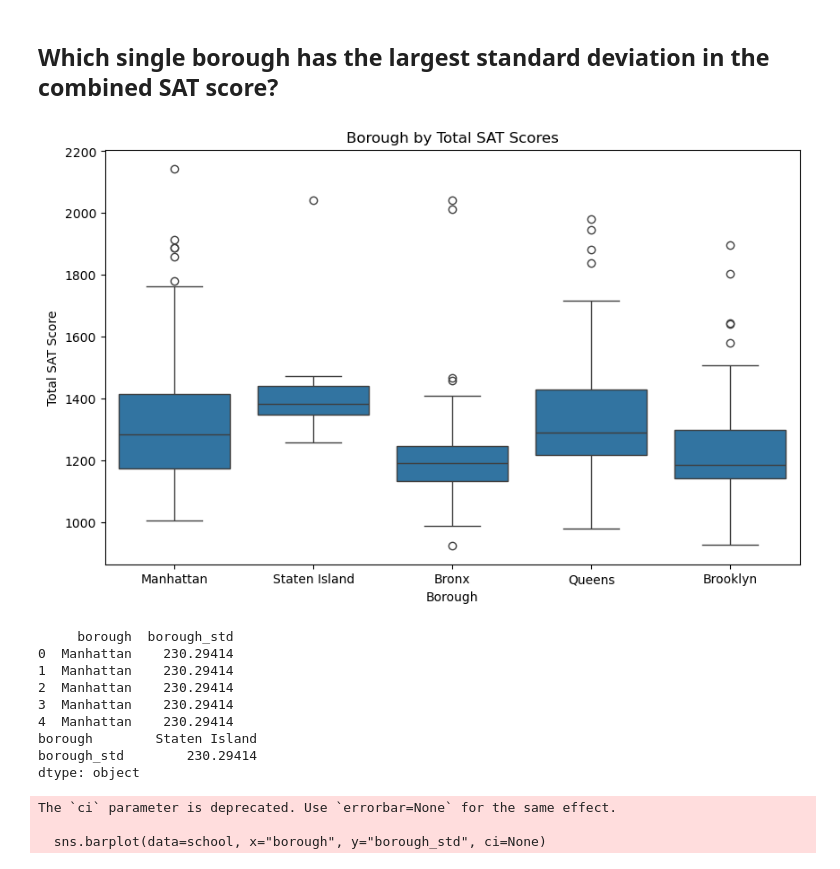
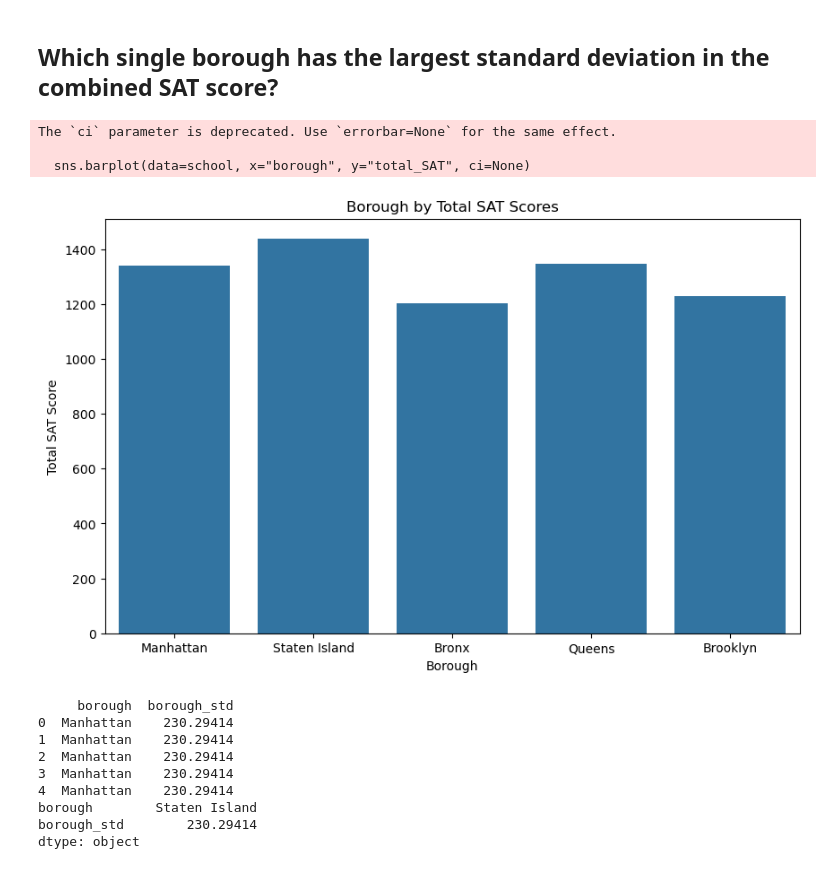
Before and after one commit to UCJPENIEL/Analytics-in-Python-Projects, a Jupyter notebook: Analysis of SAT Performance Across NYC Schools.ipynb, the cells around one changed output. Cells and saved outputs as stored; diff of their text form; code cells hidden in the pictures.

```diff
--- a/Analysis of SAT Performance Across NYC Schools.ipynb
+++ b/Analysis of SAT Performance Across NYC Schools.ipynb
@@ -151,38 +214,38 @@ plt.show()
 # %%
 # Visualizing borough by total SAT scores
 plt.figure(figsize=(10,6))
-sns.boxplot(data=school, x="borough", y="total_SAT")
+sns.barplot(data=school, x="borough", y="total_SAT", ci=None)
 plt.title("Borough by Total SAT Scores")
 plt.xlabel("Borough")
 plt.ylabel("Total SAT Score")
 plt.show()
 
 # Group of borough with std of total SAT score
 school['borough_std'] = school.groupby("borough")["total_SAT"].transform(lambda x: x.std())
 print(school[["borough", "borough_std"]].head())
 
 # Borough with largest standard deviation in the combined SAT score
 print(school[["borough", "borough_std"]].max())
 
 # Visualizing the standard deviation of total SAT scores by borough
 plt.figure(figsize=(10,6))
-sns.barplot(data=school, x="borough", y="borough_std", ci=None)
+sns.barplot(data=school, x="borough", y="borough_std")
 plt.title("Standard Deviation of Total SAT Scores by Borough")
 plt.xlabel("Borough")
 plt.ylabel("Standard Deviation of Total SAT Scores")
 plt.show()
 # %% [output]
+The `ci` parameter is deprecated. Use `errorbar=None` for the same effect.
+
+  sns.barplot(data=school, x="borough", y="total_SAT", ci=None)
-[figure, old version]
+[figure, new version]
-     borough  borough_std
-0  Manhattan    230.29414
-1  Manhattan    230.29414
-2  Manhattan    230.29414
-3  Manhattan    230.29414
-4  Manhattan    230.29414
-borough        Staten Island
-borough_std        230.29414
-dtype: object
-The `ci` parameter is deprecated. Use `errorbar=None` for the same effect.
-
-  sns.barplot(data=school, x="borough", y="borough_std", ci=None)
+     borough  borough_std
+0  Manhattan    230.29414
+1  Manhattan    230.29414
+2  Manhattan    230.29414
+3  Manhattan    230.29414
+4  Manhattan    230.29414
+borough        Staten Island
+borough_std        230.29414
+dtype: object
 [figure]
```
Also changed, not shown: parts of 7 cells of this notebook, 2 other files.
